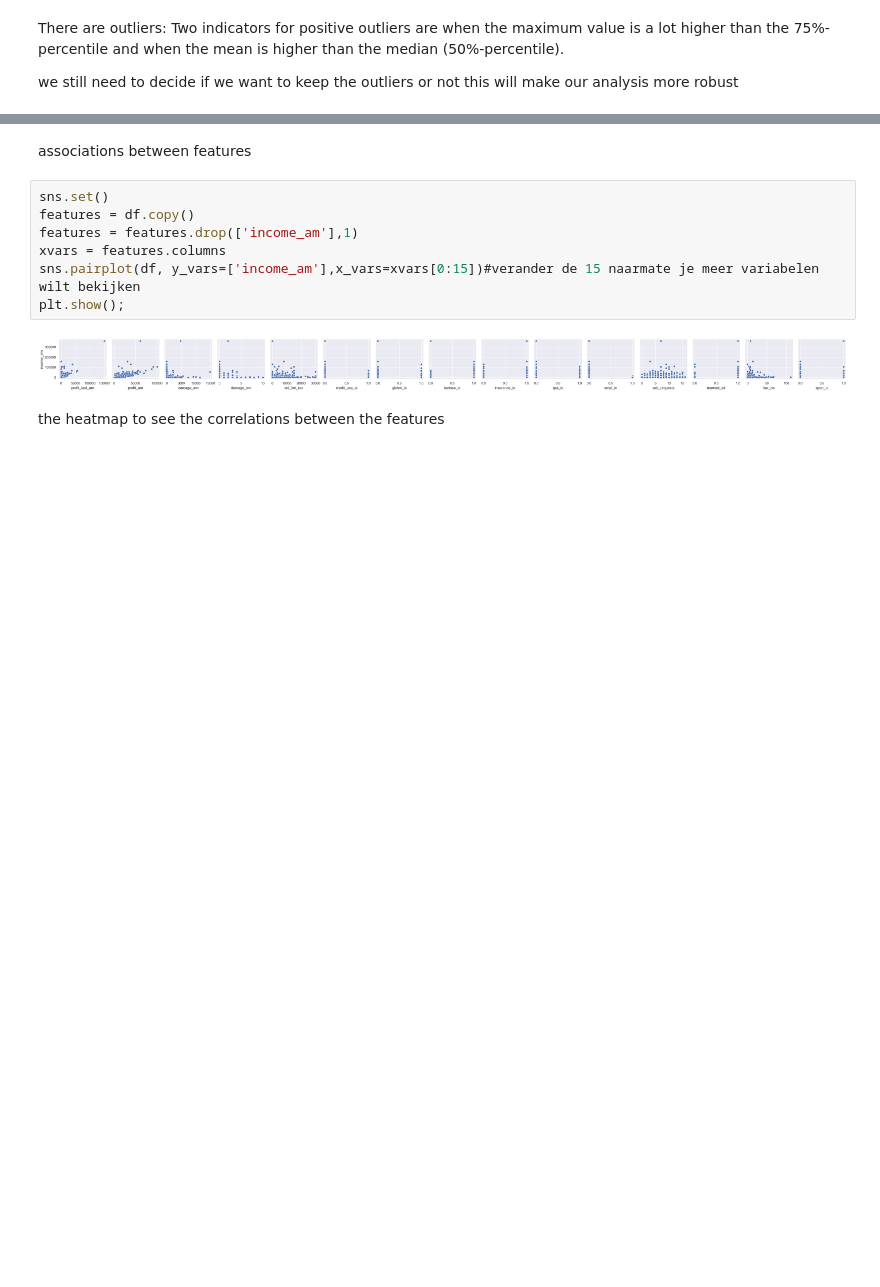
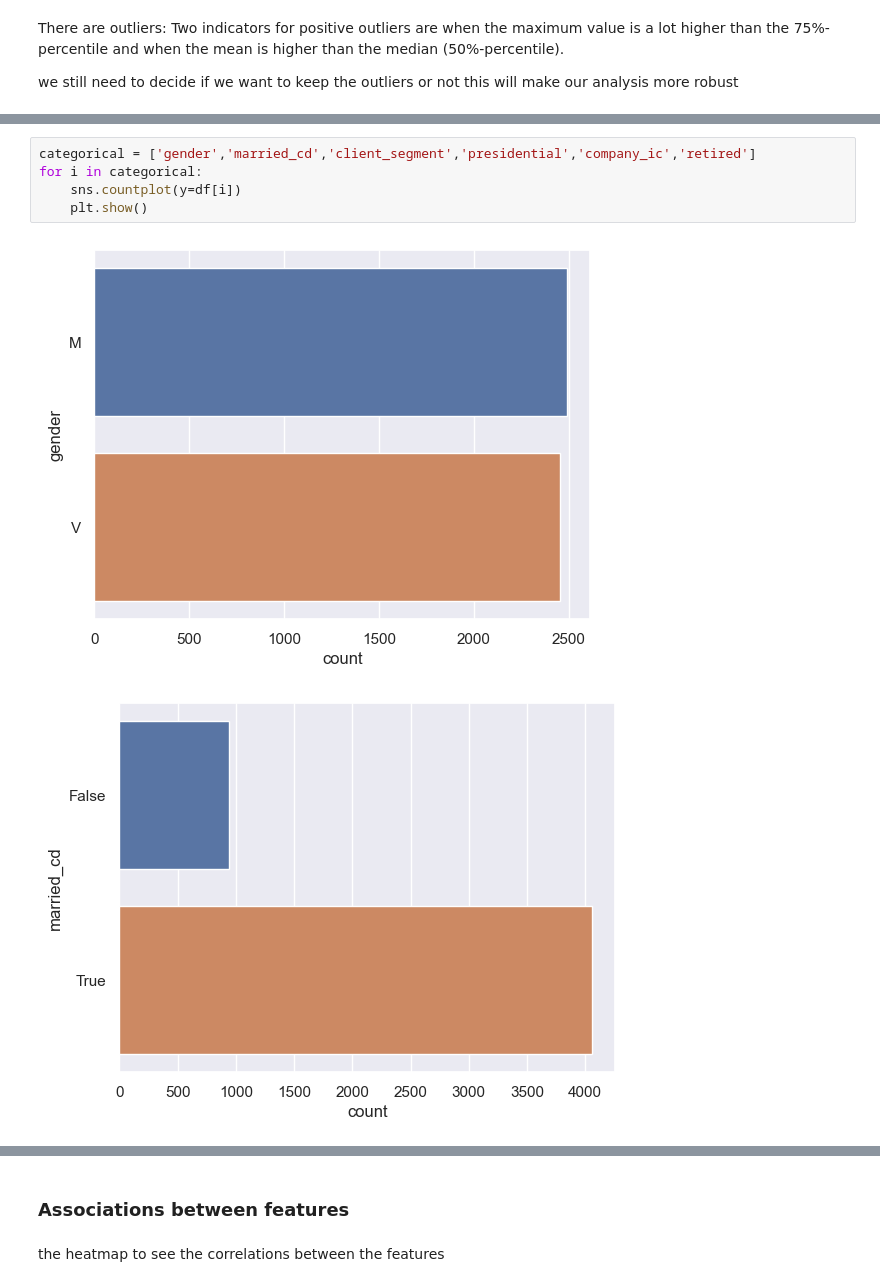
Before and after one commit to Vicba/SchoolProject, a Jupyter notebook: Project.ipynb, the cells around one changed output, grey strips where cells are left out. Drawn from its saved outputs; the diff is of its cells as text; blank space fills up the shorter version.

```diff
--- a/Project.ipynb
+++ b/Project.ipynb
@@ -70,0 +162,8 @@ we still need to decide if we want to keep the outliers or not this will make ou
+# %%
+categorical = ['gender','married_cd','client_segment','presidential','company_ic','retired']
+for i in categorical:
+    sns.countplot(y=df[i])
+    plt.show()
+# %% [output]
+[figure, added]
+[figure, added]
@@ -71,14 +174,5 @@ we still need to decide if we want to keep the outliers or not this will make ou
 # %% [markdown]
-associations between features
+### Associations between features
-# %%
-sns.set()
-features = df.copy()
-features = features.drop(['income_am'],1)
-xvars = features.columns
-sns.pairplot(df, y_vars=['income_am'],x_vars=xvars[0:15])#verander de 15 naarmate je meer variabelen wilt bekijken
-plt.show();
-# %% [output]
-[figure, removed]
 # %% [markdown]
 the heatmap to see the correlations between the features
 # %%
```
Also changed, not shown: parts of 15 cells of this notebook, 1 other file.
